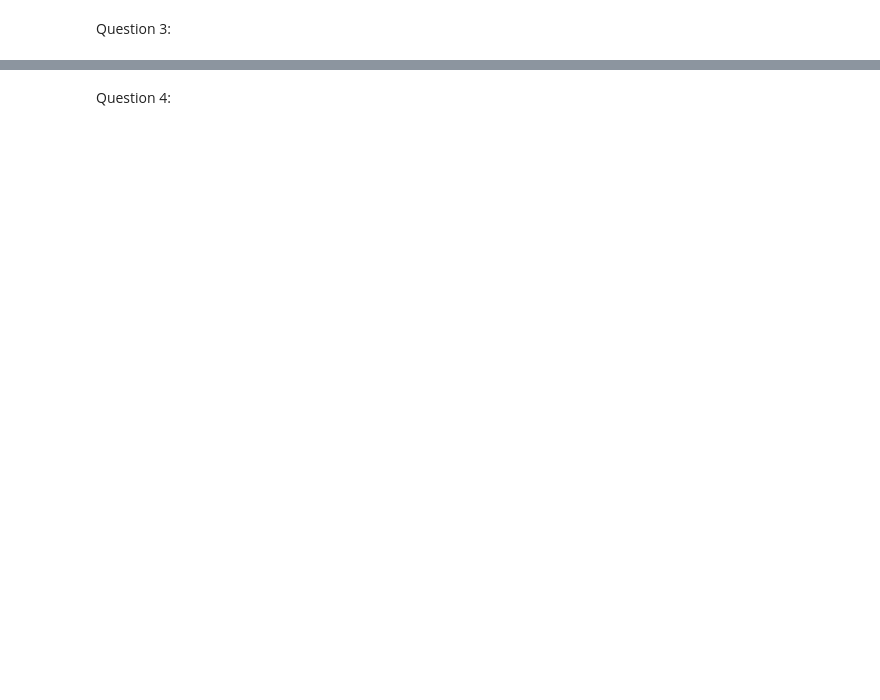
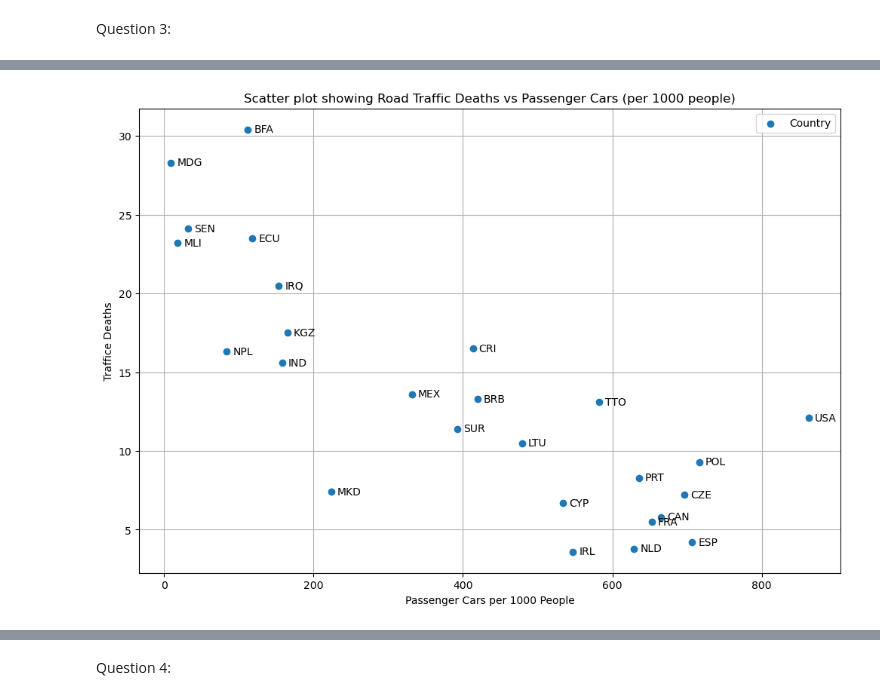
Before and after one commit to ahugari/DIAML, a Jupyter notebook: Assignment 4/miraguha_DIAML_Assignment4.ipynb, the cells around one changed output, grey strips where cells are left out. Saved outputs shown, nothing was run; the diff lists cells and outputs as text; code cells hidden in the pictures; blank space fills up the shorter version.

```diff
--- a/Assignment 4/miraguha_DIAML_Assignment4.ipynb
+++ b/Assignment 4/miraguha_DIAML_Assignment4.ipynb
@@ -271,0 +231,83 @@ Table showing C02 emissions (metric tons per capita)
+# %%
+# to utilize the read_excel function
+import pandas as pd
+
+# to plot graphs
+import matplotlib.pyplot as plt
+
+import statsmodels.api as st
+
+# read data from file
+drate_df = pd.read_csv('data/death_rate_road.csv')
+rvehicles_df = pd.read_csv('data/registered_vehicles.csv')
+
+# print(drate_df.head(5))
+# print(rvehicles_df.head(5))
+drate_df = drate_df.rename(columns={'3.6.1 - Death rate due to road traffic injuries, by sex (per 100,000 population) - SH_STA_TRAF - Both sexes': 'Deaths'})
+drate_df.drop(columns=['Entity'], inplace=True)
+drate_df = drate_df[drate_df['Year'] == 2015]
+# print(drate_df)
+
+rvehicles_df = rvehicles_df.rename(columns={'Registered vehicles per 1,000 people': 'Vehicles'})
+rvehicles_df.drop(columns=['Entity'], inplace=True)
+rvehicles_df = rvehicles_df[rvehicles_df['Year'] == 2015]
+# print(rvehicles_df)
+
+dr_rv_df= pd.merge( rvehicles_df,drate_df, on='Code')
+# dr_rv_df.drop(columns=['Year'], inplace=True)
+
+# print(dr_rv_df)
+
+plt.figure(figsize=(12,8))
+plt.title('Scatter plot showing Road Traffic Deaths vs Passenger Cars (per 1000 people)')
+plt.scatter(dr_rv_df['Vehicles'], dr_rv_df['Deaths'], marker='o', label="Country")
+# plt.plot(X, future_df['predicted_deaths'], color='red', label='Predictions for 2021')
+plt.xlabel('Passenger Cars per 1000 People')
+plt.ylabel('Traffice Deaths')
+for index, row in dr_rv_df.iterrows():
+    plt.annotate(row['Code'], (row['Vehicles'], row['Deaths']), fontsize=10, ha='left', xytext=(8,-4), textcoords='offset pixels')
+plt.grid()
+plt.legend()
+plt.show()
+
+
+#
+correlation = dr_rv_df['Vehicles'].corr(dr_rv_df['Deaths'])
+print(f"Correlation coefficent: {correlation}")
+
+# define independent and dependent variables
+X = dr_rv_df['Vehicles']
+Y = dr_rv_df['Deaths']
+
+# constant for intercept
+X = st.add_constant(X)
+
+# fit regression model
+model = st.OLS(Y, X).fit()
+print(model.summary())
+
+# predicting traffic death
+# predictions = model.predict(X)
+# dr_rv_df['predicted_deaths'] = predictions
+
+# print(dr_rv_df[['Deaths', 'Vehicles', 'predicted_deaths']])
+
+# assuming a 2% increase of vehicles in 2021
+projected_cars_per_1000 = dr_rv_df['Vehicles'] * (1+0.02) ** (2021 - 2015)
+
+#
+future_df = pd.DataFrame({
+                        'Code': dr_rv_df['Code'],
+                        'projected_vehicles': projected_cars_per_1000
+                        })
+
+#
+future_x = st.add_constant(future_df['projected_vehicles'])
+future_df['predicted_deaths'] = model.predict(future_x)
+
+# display predictions
+print(future_df[['Code','projected_vehicles', 'predicted_deaths']])
+
+print(future_df[['predicted_deaths']])
+# %% [output]
+[figure, added]
```
Also changed, not shown: parts of 9 cells of this notebook, 4 other files.
